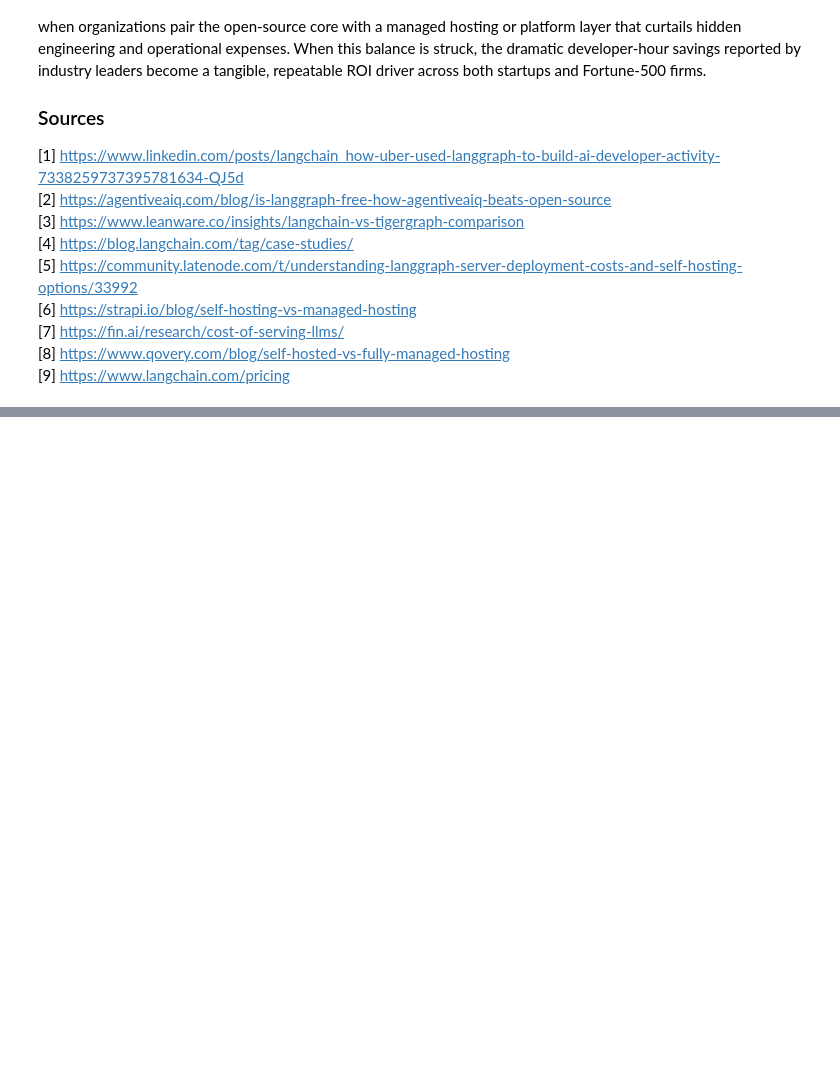
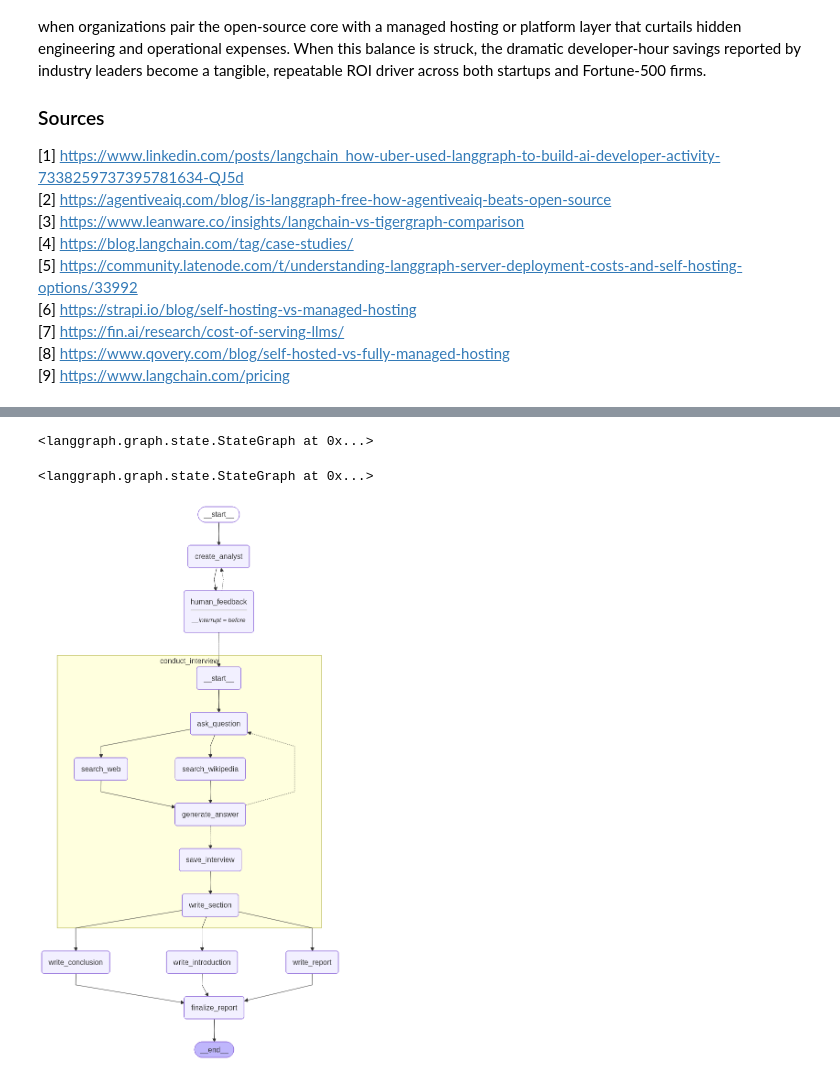
Before and after one commit to BKD006/research-report-generation, a Jupyter notebook: src/notebook/test.ipynb, the cells around one changed output, grey strips where cells are left out. Saved outputs shown, nothing was run; the diff lists cells and outputs as text; code cells hidden in the pictures; blank space fills up the shorter version.

Commit message:
Third workflow- Experimented with combined langgraph agents

```diff
--- a/src/notebook/test.ipynb
+++ b/src/notebook/test.ipynb
@@ -904,0 +1002,53 @@ Overall, the data suggest that **the headline “free” label of LangGraph is m
+# %%
+def finalize_report(state: ResearchGraphState):
+    """"The is the "reduce" step where we gather all the sections, combine them, and reflect on them to write the intro/conclusion """
+    # Save the final report
+    content= state["content"]
+    if content.startswith("## Insights"):
+        content= content.strip("## Insights")
+    if "## Sources" in content:
+        try:
+            content, sources= content.split("\n## Sources \n")
+        except:
+            sources = None
+    else:
+        sources=None
+    final_report= state["introduction"]+"\n\n---\n\n"+content+"\n\n---\n\n"+state["conclusion"]
+    if sources is not None:
+        final_report+= "\n\n## Sources\n"+sources
+    return {"final_report": final_report}
+# %%
+# Add nodes and edges
+builder= StateGraph(ResearchGraphState)
+builder.add_node("create_analyst", create_analyst)
+builder.add_node("human_feedback", human_feedback)
+builder.add_node("conduct_interview", interview_builder.compile())
+builder.add_node("write_report", write_report)
+builder.add_node("write_introduction", write_introduction)
+builder.add_node("write_conclusion", write_conclusion)
+builder.add_node("finalize_report", finalize_report)
+
+#Logic
+builder.add_edge(START, "create_analyst")
+builder.add_edge("create_analyst", "human_feedback")
+builder.add_conditional_edges("human_feedback", initiate_all_interviews, ["create_analyst", "conduct_interview"])
+builder.add_edge("conduct_interview", "write_report")
+builder.add_edge("conduct_interview", "write_introduction")
+builder.add_edge("conduct_interview", "write_conclusion")
+builder.add_edge(["write_conclusion", "write_report", "write_introduction"], "finalize_report")
+builder.add_edge("finalize_report", END)
+# %% [output]
+<langgraph.graph.state.StateGraph at 0x...>
+# %%
+builder
+# %% [output]
+<langgraph.graph.state.StateGraph at 0x...>
+# %%
+memory=MemorySaver()
+# %%
+graph = builder.compile(interrupt_before=['human_feedback'], checkpointer=memory)
+# %%
+
+display(Image(graph.get_graph(xray=1).draw_mermaid_png()))
+# %% [output]
+[figure, added]
```
Also changed, not shown: parts of 40 cells of this notebook.
